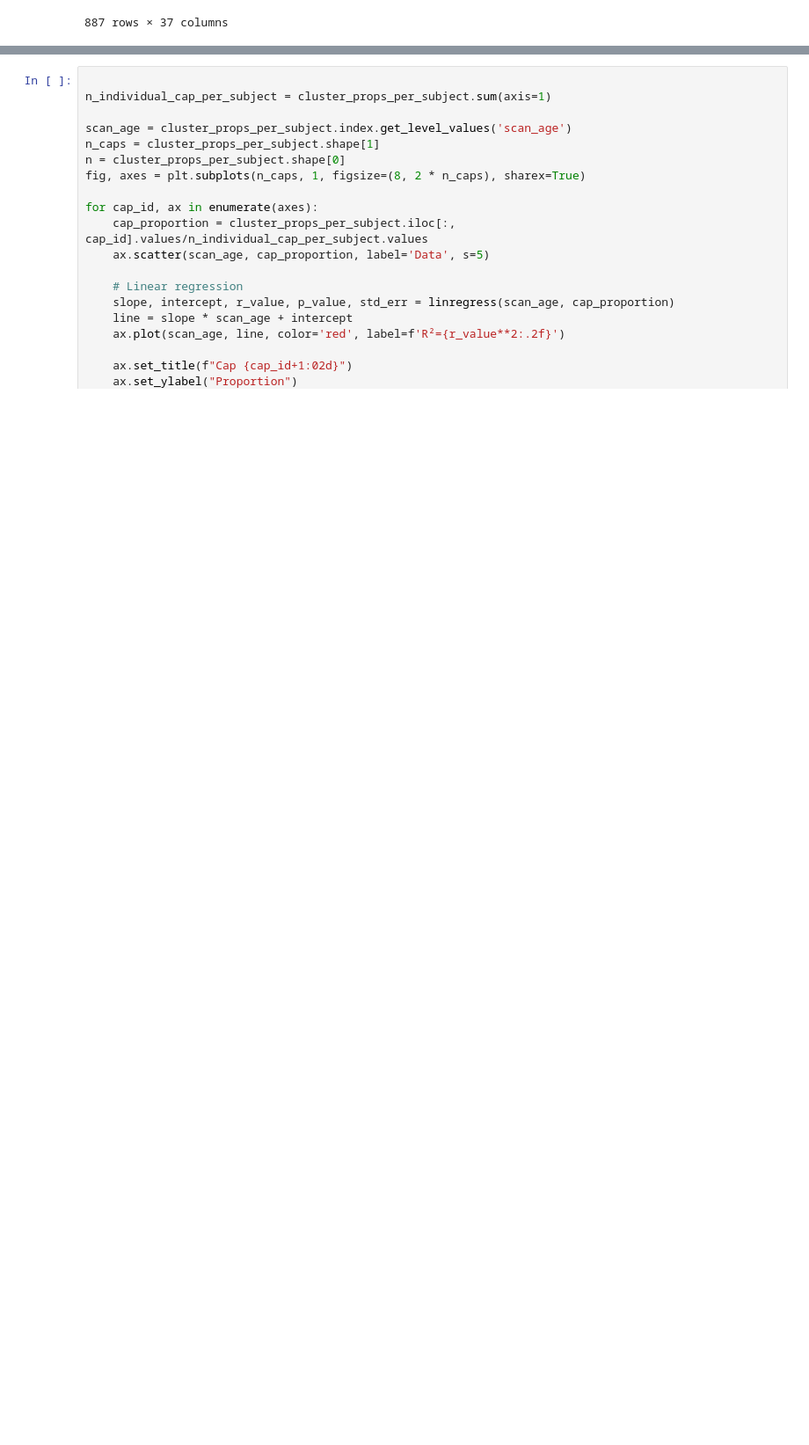
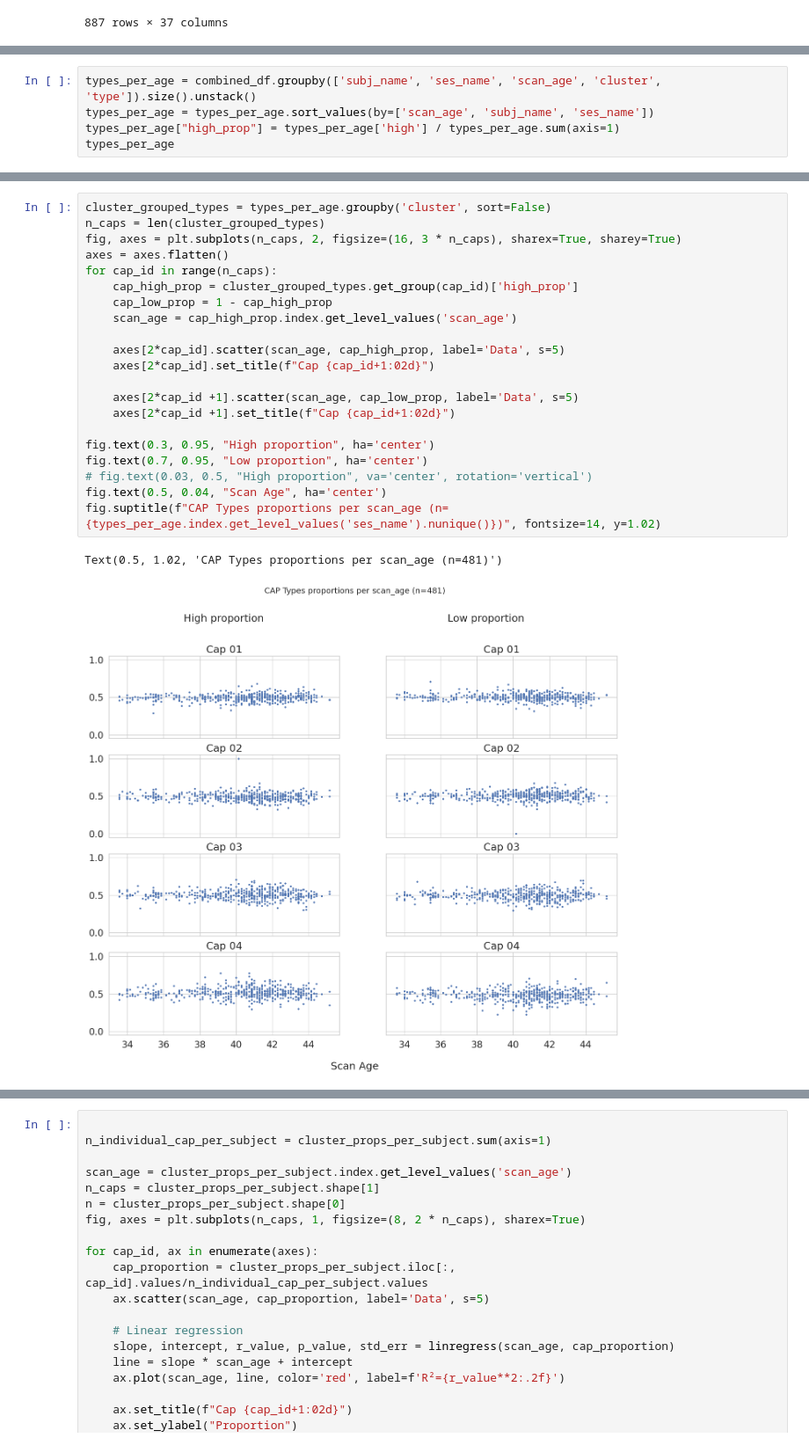
Before and after one commit to seb2o/devCAPs, a Jupyter notebook: src/inspect_clustering.ipynb, the cells around one changed output, grey strips where cells are left out. Shown at 88% size. Drawn from its saved outputs; the diff is of its cells as text; blank space fills up the shorter version.

```diff
--- a/src/inspect_clustering.ipynb
+++ b/src/inspect_clustering.ipynb
@@ -68,0 +69,5 @@ combined_df
+# %%
+types_per_age = combined_df.groupby(['subj_name', 'ses_name', 'scan_age', 'cluster', 'type']).size().unstack()
+types_per_age = types_per_age.sort_values(by=['scan_age', 'subj_name', 'ses_name'])
+types_per_age["high_prop"] = types_per_age['high'] / types_per_age.sum(axis=1)
+types_per_age
@@ -69,3 +89,27 @@ combined_df
+# %%
+cluster_grouped_types = types_per_age.groupby('cluster', sort=False)
+n_caps = len(cluster_grouped_types)
+fig, axes = plt.subplots(n_caps, 2, figsize=(16, 3 * n_caps), sharex=True, sharey=True)
+axes = axes.flatten()
+for cap_id in range(n_caps):
+    cap_high_prop = cluster_grouped_types.get_group(cap_id)['high_prop']
+    cap_low_prop = 1 - cap_high_prop
+    scan_age = cap_high_prop.index.get_level_values('scan_age')
+
+    axes[2*cap_id].scatter(scan_age, cap_high_prop, label='Data', s=5)
+    axes[2*cap_id].set_title(f"Cap {cap_id+1:02d}")
+
+    axes[2*cap_id +1].scatter(scan_age, cap_low_prop, label='Data', s=5)
+    axes[2*cap_id +1].set_title(f"Cap {cap_id+1:02d}")
+
+fig.text(0.3, 0.95, "High proportion", ha='center')
+fig.text(0.7, 0.95, "Low proportion", ha='center')
+# fig.text(0.03, 0.5, "High proportion", va='center', rotation='vertical')
+fig.text(0.5, 0.04, "Scan Age", ha='center')
+fig.suptitle(f"CAP Types proportions per scan_age (n={types_per_age.index.get_level_values('ses_name').nunique()})", fontsize=14, y=1.02)
+# %% [output]
+Text(0.5, 1.02, 'CAP Types proportions per scan_age (n=481)')
+[figure, added]
 # %%
 from scipy.stats import linregress
 import matplotlib.pyplot as plt
```
Also changed, not shown: parts of 6 cells of this notebook.
